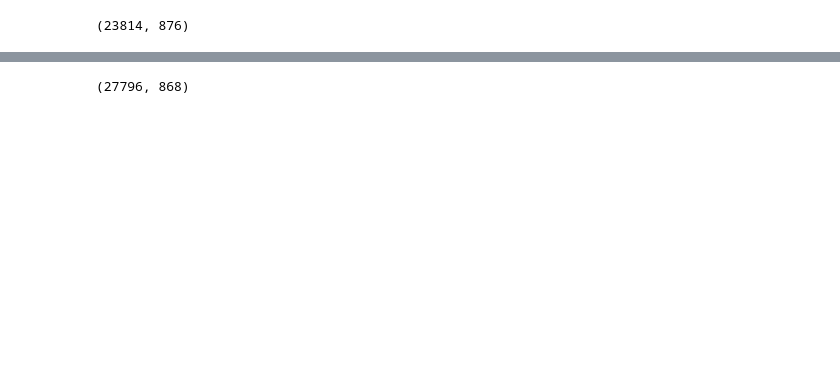
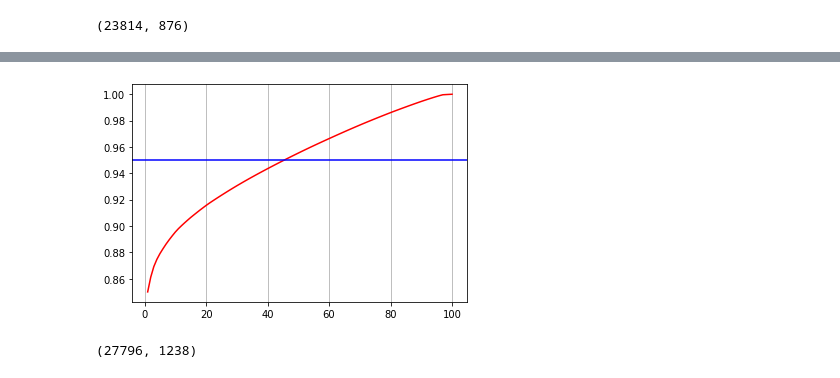
Before and after one commit to shubham1925/mechanism-of-action-prediction, a Jupyter notebook: lish_moa_new.ipynb, the cells around one changed output, grey strips where cells are left out. Cells and saved outputs as stored; diff of their text form; code cells hidden in the pictures; blank space fills up the shorter version.

```diff
--- a/lish_moa_new.ipynb
+++ b/lish_moa_new.ipynb
@@ -37,2 +48,13 @@ genes = [col for col in train_df.columns if col.startswith('g-')]
+# %%
+#Deciding the number of components for cell features
+data = pd.concat([pd.DataFrame(data_train[cells]), pd.DataFrame(test_df[cells])])
+pca = PCA().fit(data)
+xi = np.arange(1, 101, 1)
+y = np.cumsum(pca.explained_variance_ratio_)
+plt.plot(xi, y, color = 'red')
+plt.axhline(y = 0.95, color = 'blue')
+plt.grid(axis = 'x')
+# %% [output]
+[figure, added]
 # %%
 # For g- features
@@ -62,11 +84,11 @@ test_df = pd.concat((test_df, test2), axis = 1)
 # %%
 from sklearn.feature_selection import VarianceThreshold
 
-train_copy = train_df
-var_thresh = VarianceThreshold(0.8)
-data = train_df.append(test_df)
+train_copy = data_train
+var_thresh = VarianceThreshold(0.95)
+data = data_train.append(test_df)
 data_transformed = var_thresh.fit_transform(data.iloc[:, 4:])
 data_transformed.shape
 # %% [output]
-(27796, 868)
+(27796, 1238)
 # %%
```
Also changed, not shown: parts of 18 cells of this notebook.
